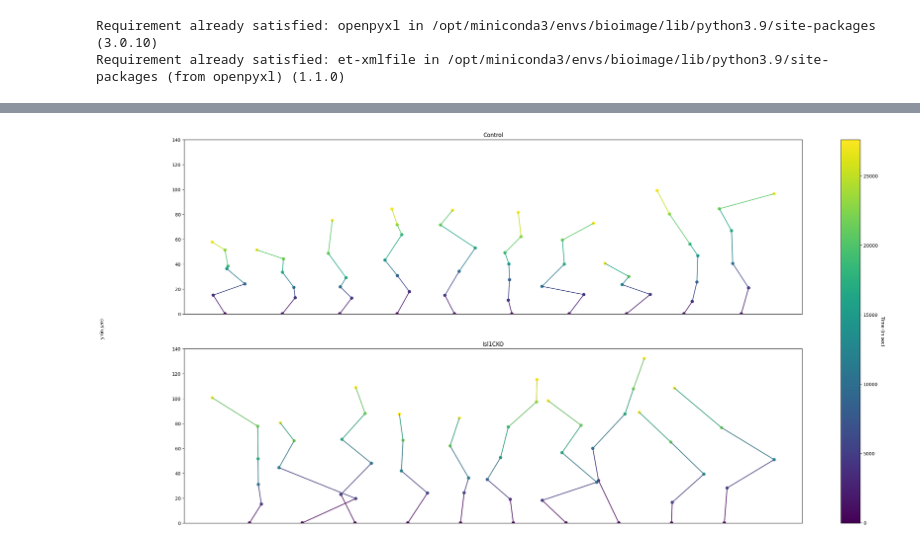
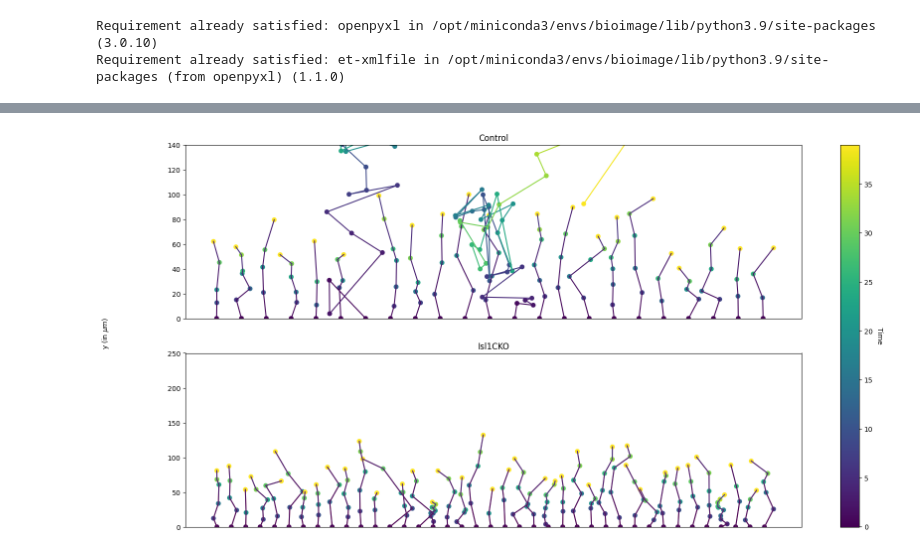
Before and after one commit to IMCF-Biocev/Tavakoli2022, a Jupyter notebook: visualization.ipynb, the cells around one changed output, grey strips where cells are left out. Cells and saved outputs as stored; diff of their text form; code cells hidden in the pictures.

```diff
--- a/visualization.ipynb
+++ b/visualization.ipynb
@@ -10,7 +10,7 @@ Requirement already satisfied: openpyxl in /opt/miniconda3/envs/bioimage/lib/pyt
 Requirement already satisfied: et-xmlfile in /opt/miniconda3/envs/bioimage/lib/python3.9/site-packages (from openpyxl) (1.1.0)
 # %%
 # read excel file using pandas
-df = pd.read_excel('For Graph preparation.xlsx')
+df = pd.read_csv('res/measurements.csv')
 # get all unique values of 'NameOfMeasurement' column
 measurements = df['NameOfMeasurement'].unique()
 # remove nans from measurements
@@ -26,7 +26,7 @@ for measurement in measurements:
     # get df for current measurement
     df_measurement = df[df['NameOfMeasurement'] == measurement]
     # get Time(sec) column
-    time = df_measurement['Time(sec)'].values
+    time = df_measurement['Time'].values
     path = df_measurement['CoordinateOfTip'].values
     new_path = []
     for x in path:
@@ -41,11 +41,11 @@ for measurement in measurements:
         new_path.append(coord)
     new_path = np.array(new_path)
     # if column Genotype is control, save to ctrl
-    if df_measurement['Genotype'].values[0] == 'Control':
+    if df_measurement['Genotype'].values[0] == 'control':
         ctrl.append(new_path)
         ctrl_times.append(np.array(time))
     # if column Genotype is Isl1CKO, save to Isl1CKO
-    elif df_measurement['Genotype'].values[0] == 'Isl1CKO':
+    elif df_measurement['Genotype'].values[0] == 'lsl1CKO':
         Isl1CKO.append(new_path)
         Isl1CKO_times.append(np.array(time))
 # print(Isl1CKO_times[5])
@@ -77,12 +113,10 @@ def normalize_rotation(array):
 # %%
-rotated_ctrl = normalize_rotation(ctrl)
-rotated_lsl1CKO = normalize_rotation(Isl1CKO)
 # create a figure with 2 subplots
 fig, (ax1, ax2) = plt.subplots(2, 1, figsize=(20,10))
 # find max value in times  and set colorbar
 max_time = max([max(i) for i in ctrl_times + Isl1CKO_times])
 # get all unique Time(sec) values from df
-times = df['Time(sec)'].unique()
+times = df['Time'].unique()
 # remove nans from times
 times = times[~pd.isnull(times)]
 # interpolate times to get 100 values
@@ -90,7 +124,7 @@ times = np.interp(np.linspace(0, len(times), 1000), np.arange(len(times)), times
 # create a colorbar
 cbar = fig.colorbar(plt.cm.ScalarMappable(cmap='viridis'), ax=[ax1, ax2], values=times)
 # # create a colorbar using the max time and 0 as limits and add max time as label
-cbar.set_label('Time (in sec)', rotation=270, labelpad=15)
+cbar.set_label('Time', rotation=270, labelpad=15)
 # plot all arrays in a loop
 for i in range(len(rotated_ctrl)):
     # add shift in x axis to make sure all plots are visible
@@ -112,32 +146,32 @@ for i in range(len(rotated_ctrl)):
     ax1.set_xticks([])
     # set y limits to 125
     ax1.set_ylim(0, 140)
     # set subplots label
     ax1.set_title('Control')
 
 for i in range(len(rotated_lsl1CKO)):
     ax2.plot(rotated_lsl1CKO[i][:,0] + i * 10, rotated_lsl1CKO[i][:,1], color='lightcoral')
     ax2.scatter(rotated_lsl1CKO[i][:,0] + i * 10, rotated_lsl1CKO[i][:,1],c=Isl1CKO_times[i], cmap='viridis')
 
     for j, (start, stop) in enumerate(zip(rotated_lsl1CKO[i][:-1], rotated_lsl1CKO[i][1:])):
         x, y = zip(start, stop)
         # comvert tuple to list
         x = list(x)
         y = list(y)
         # add value of i to x to make sure all plots are visible
         x = [i * 10 + j for j in x]
         # compute color as a color between Isl1CKO_times[i][j] and Isl1CKO_times[i][j+1] normalized by max_time
         color = plt.cm.viridis((Isl1CKO_times[i][j] + Isl1CKO_times[i][j+1])/ (2*max_time))
         ax2.plot(x, y, color=color)
 
     # remove x axis ticks
     ax2.set_xticks([])
     # set y limits to 125
-    ax2.set_ylim(0, 140)
+    ax2.set_ylim(0, 250)
     # set subplots label
     ax2.set_title('Isl1CKO')
 # set figure y axis label
 fig.text(0.04, 0.5, 'y (in $\mu m$)', va='center', rotation='vertical')
 plt.show()
 # %% [output]
-[figure, old version]
+[figure, new version]
```
Also changed, not shown: parts of 3 cells of this notebook, 6 other files.
